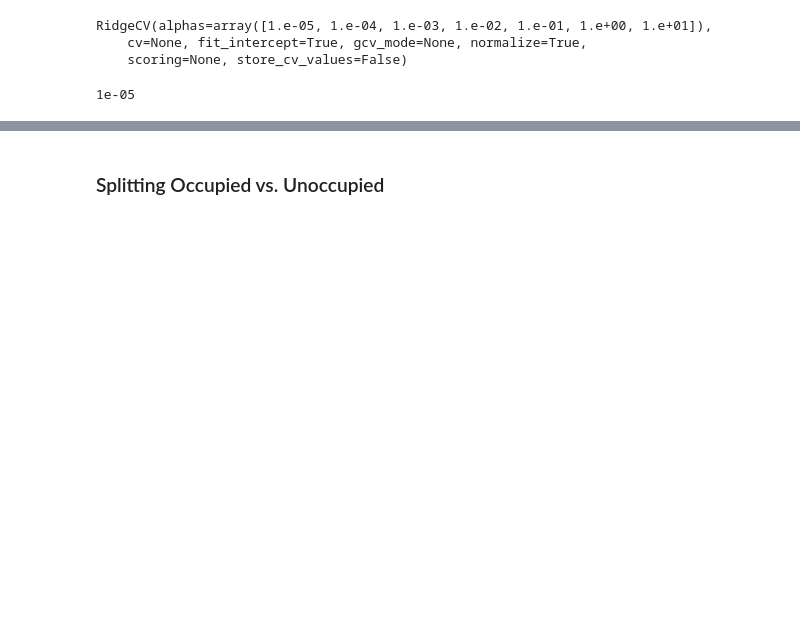
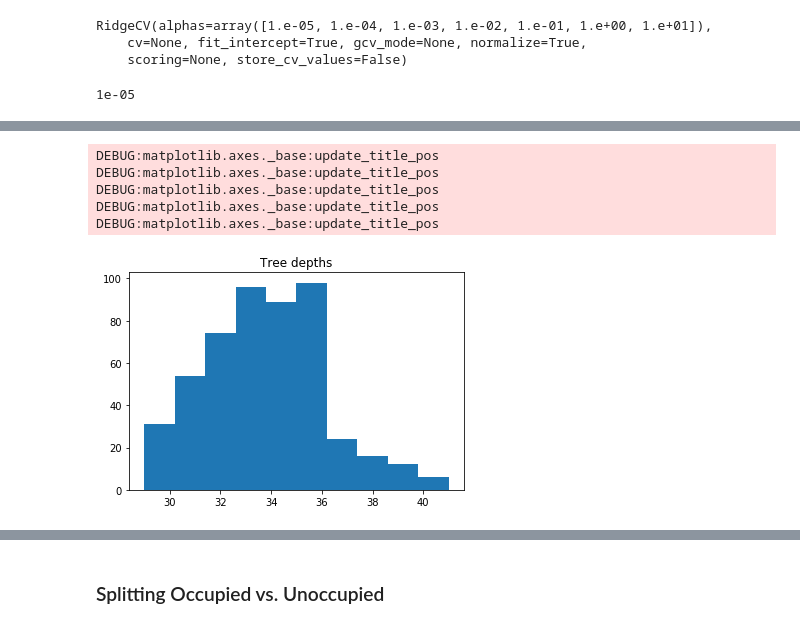
Before and after one commit to SoftwareDefinedBuildings/mortar-analytics, a Jupyter notebook: dr_evaluation/kernel_ridge.ipynb, the cells around one changed output, grey strips where cells are left out. Drawn from its saved outputs; the diff is of its cells as text; code cells hidden in the pictures; blank space fills up the shorter version.

```diff
--- a/dr_evaluation/kernel_ridge.ipynb
+++ b/dr_evaluation/kernel_ridge.ipynb
@@ -247,0 +432,10 @@ DEBUG:matplotlib.axes._base:update_title_pos
+# %%
+plt.hist([estimator.tree_.max_depth for estimator in rf.estimators_])
+plt.title('Tree depths');
+# %% [output]
+DEBUG:matplotlib.axes._base:update_title_pos
+DEBUG:matplotlib.axes._base:update_title_pos
+DEBUG:matplotlib.axes._base:update_title_pos
+DEBUG:matplotlib.axes._base:update_title_pos
+DEBUG:matplotlib.axes._base:update_title_pos
+[figure, added]
```
Also changed, not shown: parts of 59 cells of this notebook, 9 other files.
